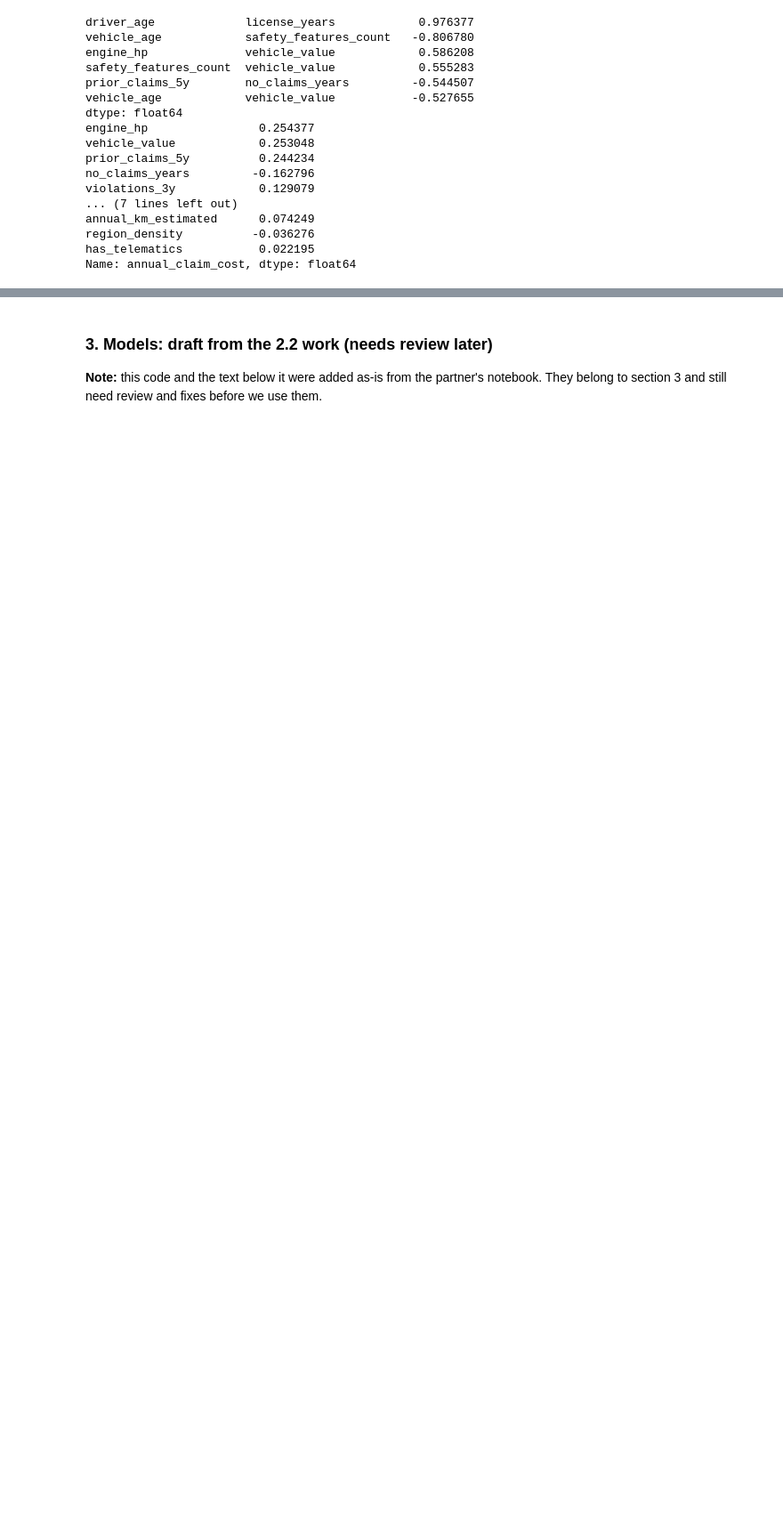
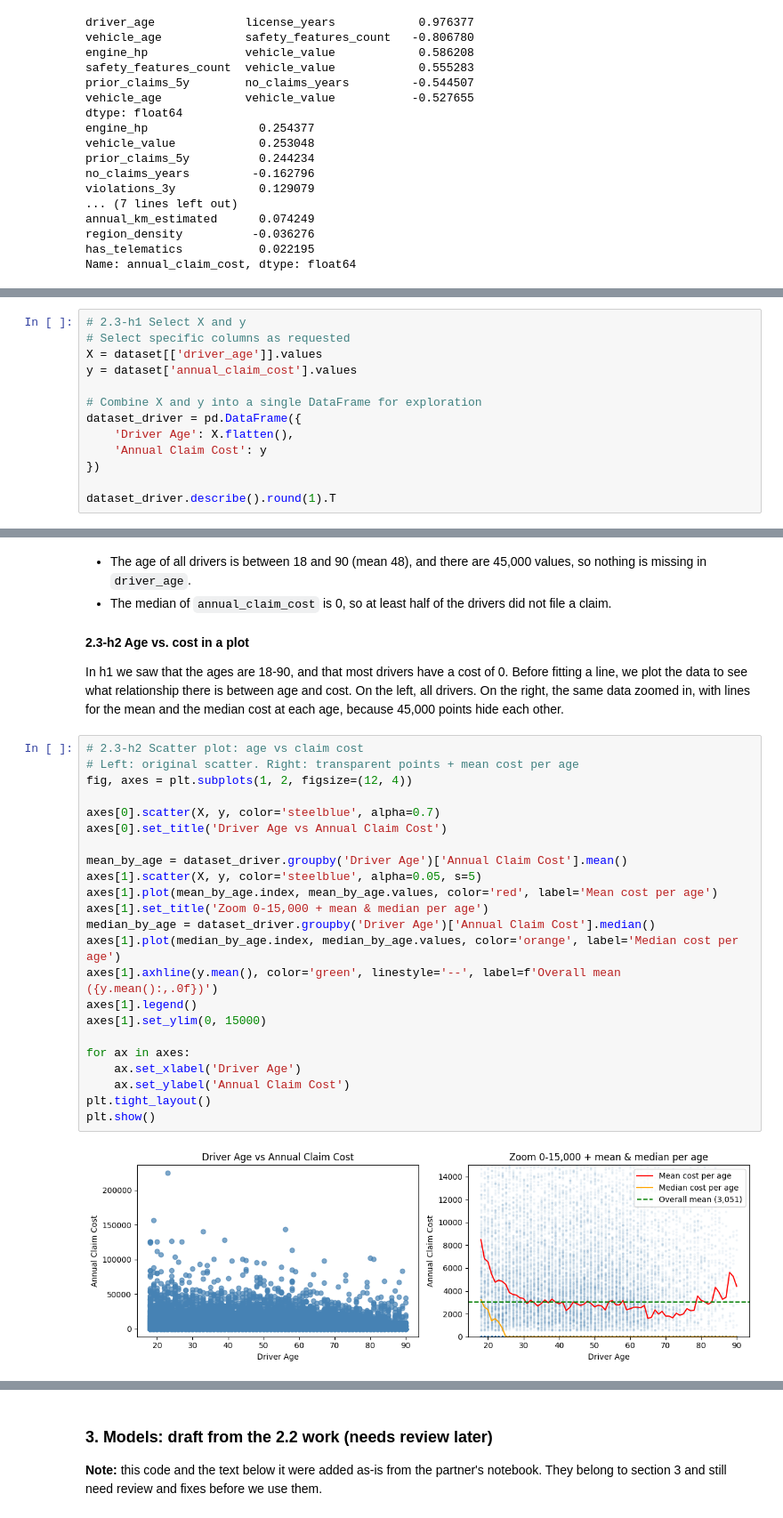
Before and after one commit to Eli39603/insurance-claims-ml, a Jupyter notebook: notebook.ipynb, the cells around one changed output, grey strips where cells are left out. Shown at 89% size. Cells and saved outputs as stored; diff of their text form; blank space fills up the shorter version.

```diff
--- a/notebook.ipynb
+++ b/notebook.ipynb
@@ -359,0 +483,13 @@ True                  3991    320
+# %%
+# 2.3-h1 Select X and y
+# Select specific columns as requested
+X = dataset[['driver_age']].values
+y = dataset['annual_claim_cost'].values
+
+# Combine X and y into a single DataFrame for exploration
+dataset_driver = pd.DataFrame({
+    'Driver Age': X.flatten(),
+    'Annual Claim Cost': y
+})
+
+dataset_driver.describe().round(1).T
@@ -359,0 +500,32 @@ True                  3991    320
+# %% [markdown]
+* The age of all drivers is between 18 and 90 (mean 48), and there are 45,000 values, so nothing is missing in `driver_age`.
+* The median of `annual_claim_cost` is 0, so at least half of the drivers did not file a claim.
+# %% [markdown]
+**2.3-h2 Age vs. cost in a plot**
+
+In h1 we saw that the ages are 18-90, and that most drivers have a cost of 0. Before fitting a line, we plot the data to see what relationship there is between age and cost. On the left, all drivers. On the right, the same data zoomed in, with lines for the mean and the median cost at each age, because 45,000 points hide each other.
+# %%
+# 2.3-h2 Scatter plot: age vs claim cost
+# Left: original scatter. Right: transparent points + mean cost per age
+fig, axes = plt.subplots(1, 2, figsize=(12, 4))
+
+axes[0].scatter(X, y, color='steelblue', alpha=0.7)
+axes[0].set_title('Driver Age vs Annual Claim Cost')
+
+mean_by_age = dataset_driver.groupby('Driver Age')['Annual Claim Cost'].mean()
+axes[1].scatter(X, y, color='steelblue', alpha=0.05, s=5)
+axes[1].plot(mean_by_age.index, mean_by_age.values, color='red', label='Mean cost per age')
+axes[1].set_title('Zoom 0-15,000 + mean & median per age')
+median_by_age = dataset_driver.groupby('Driver Age')['Annual Claim Cost'].median()
+axes[1].plot(median_by_age.index, median_by_age.values, color='orange', label='Median cost per age')
+axes[1].axhline(y.mean(), color='green', linestyle='--', label=f'Overall mean ({y.mean():,.0f})')
+axes[1].legend()
+axes[1].set_ylim(0, 15000)
+
+for ax in axes:
+    ax.set_xlabel('Driver Age')
+    ax.set_ylabel('Annual Claim Cost')
+plt.tight_layout()
+plt.show()
+# %% [output]
+[figure, added]
```
Also changed, not shown: parts of 69 cells of this notebook.
